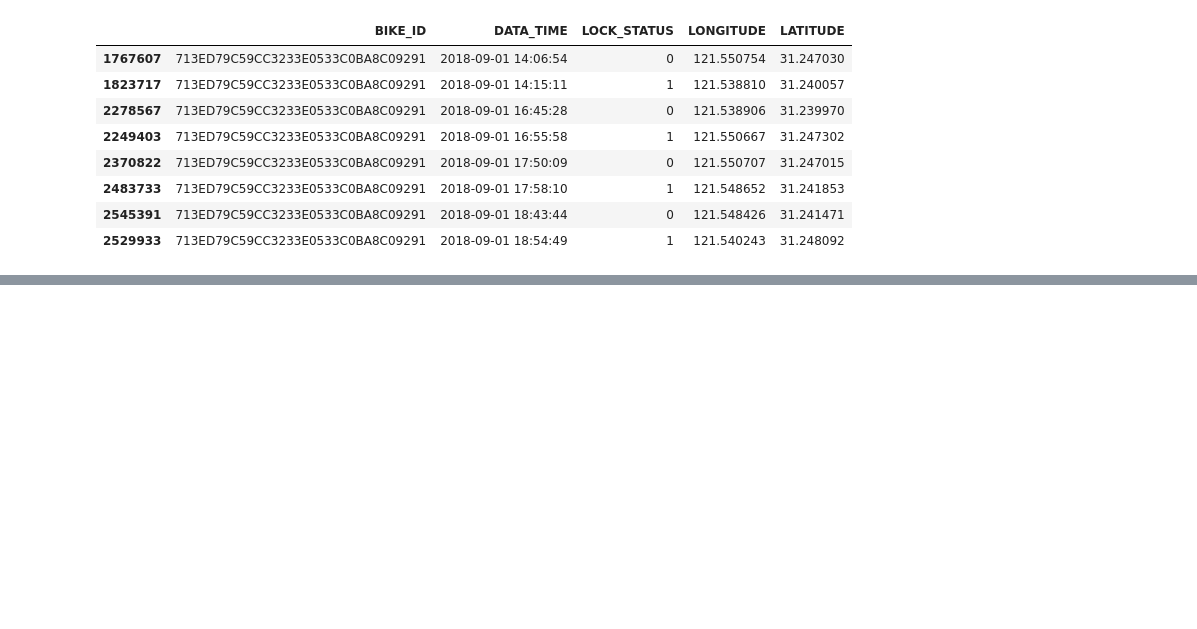
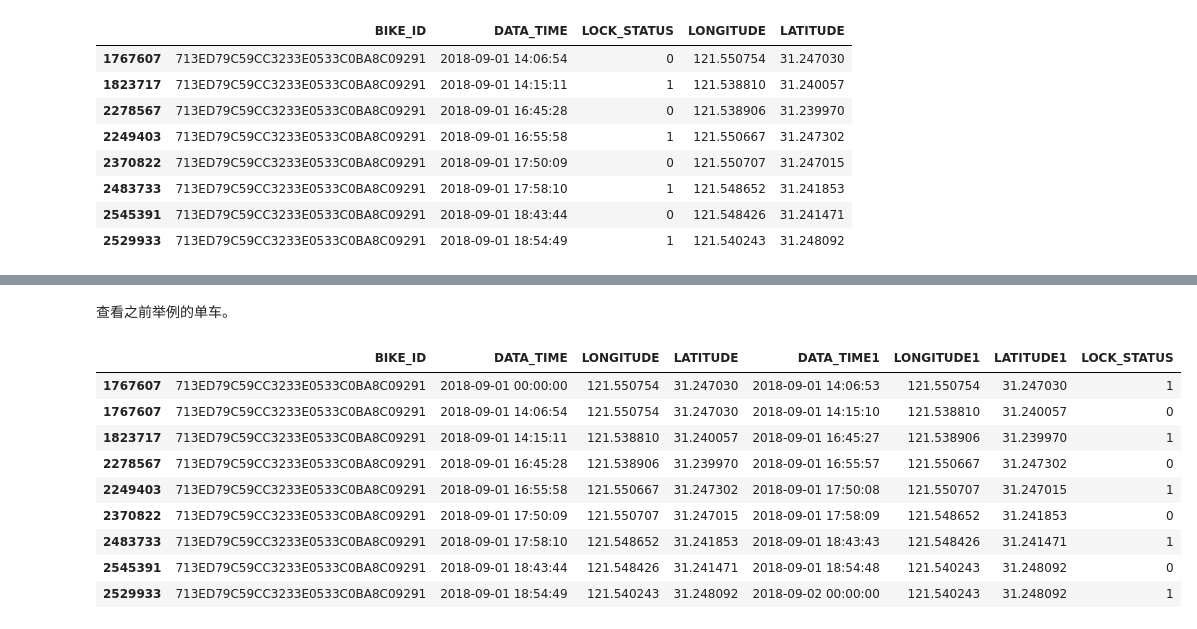
Before and after one commit to raingrain/analysis-of-dockless-bicyclesharing-data-in-shanghai, a Jupyter notebook: src/main.ipynb, the cells around one changed output, grey strips where cells are left out. Cells and saved outputs as stored; diff of their text form; code cells hidden in the pictures; blank space fills up the shorter version.

```diff
--- a/src/main.ipynb
+++ b/src/main.ipynb
@@ -59,0 +141,13 @@ tmp.sort_values(by = ['DATA_TIME'])
+# %%
+# 对单车ID与时间排序
+data_tripchain = data_tripchain.sort_values(by = ['BIKE_ID','DATA_TIME'])
+# 整体向上移动一行
+for i in data_tripchain.columns:
+    data_tripchain[i+'1'] = data_tripchain[i].shift(-1)
+# 提取其中的出行与停车信息
+data_tripchain = data_tripchain[(data_tripchain['BIKE_ID'] == data_tripchain['BIKE_ID1'])&
+(data_tripchain['LOCK_STATUS'] == data_tripchain['LOCK_STATUS1'])]
+# 保留部分列
+data_tripchain = data_tripchain[['BIKE_ID','DATA_TIME','LONGITUDE','LATITUDE',
+                'DATA_TIME1','LONGITUDE1','LATITUDE1','LOCK_STATUS']]
+data_tripchain.head(3).T
@@ -59,0 +164,16 @@ tmp.sort_values(by = ['DATA_TIME'])
+# %% [markdown]
+查看之前举例的单车。
+# %%
+tmp = data_tripchain[data_tripchain['BIKE_ID']=='713ED79C59CC3233E0533C0BA8C09291']
+tmp.sort_values(by = ['DATA_TIME'])
+# %% [output]
+|  | BIKE_ID | DATA_TIME | LONGITUDE | LATITUDE | DATA_TIME1 | LONGITUDE1 | LATITUDE1 | LOCK_STATUS |
+| 1767607 | 713ED79C59CC3233E0533C0BA8C09291 | 2018-09-01 00:00:00 | 121.550754 | 31.247030 | 2018-09-01 14:06:53 | 121.550754 | 31.247030 | 1 |
+| 1767607 | 713ED79C59CC3233E0533C0BA8C09291 | 2018-09-01 14:06:54 | 121.550754 | 31.247030 | 2018-09-01 14:15:10 | 121.538810 | 31.240057 | 0 |
+| 1823717 | 713ED79C59CC3233E0533C0BA8C09291 | 2018-09-01 14:15:11 | 121.538810 | 31.240057 | 2018-09-01 16:45:27 | 121.538906 | 31.239970 | 1 |
+| 2278567 | 713ED79C59CC3233E0533C0BA8C09291 | 2018-09-01 16:45:28 | 121.538906 | 31.239970 | 2018-09-01 16:55:57 | 121.550667 | 31.247302 | 0 |
+| 2249403 | 713ED79C59CC3233E0533C0BA8C09291 | 2018-09-01 16:55:58 | 121.550667 | 31.247302 | 2018-09-01 17:50:08 | 121.550707 | 31.247015 | 1 |
+| 2370822 | 713ED79C59CC3233E0533C0BA8C09291 | 2018-09-01 17:50:09 | 121.550707 | 31.247015 | 2018-09-01 17:58:09 | 121.548652 | 31.241853 | 0 |
+| 2483733 | 713ED79C59CC3233E0533C0BA8C09291 | 2018-09-01 17:58:10 | 121.548652 | 31.241853 | 2018-09-01 18:43:43 | 121.548426 | 31.241471 | 1 |
+| 2545391 | 713ED79C59CC3233E0533C0BA8C09291 | 2018-09-01 18:43:44 | 121.548426 | 31.241471 | 2018-09-01 18:54:48 | 121.540243 | 31.248092 | 0 |
+| 2529933 | 713ED79C59CC3233E0533C0BA8C09291 | 2018-09-01 18:54:49 | 121.540243 | 31.248092 | 2018-09-02 00:00:00 | 121.540243 | 31.248092 | 1 |
```
Also changed, not shown: parts of 25 cells of this notebook.
